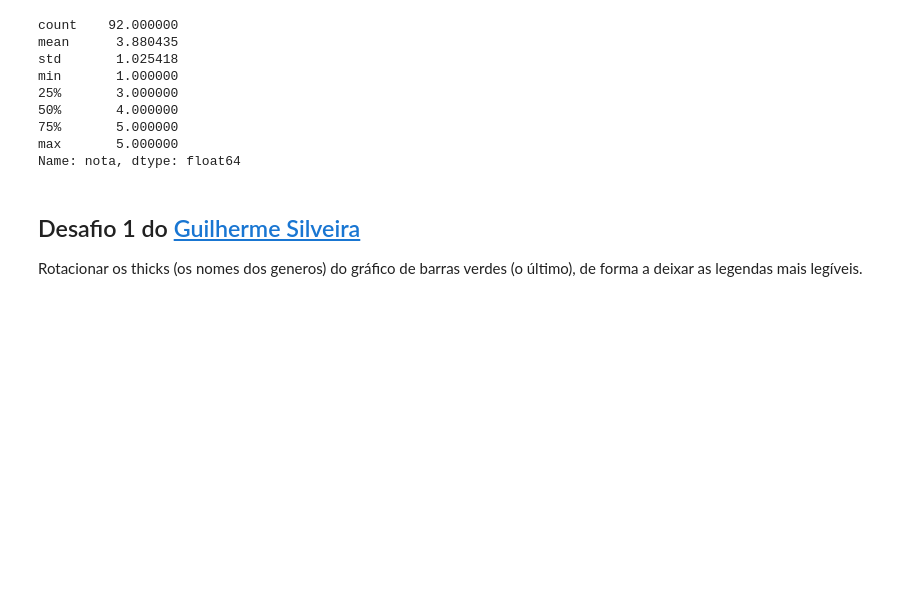
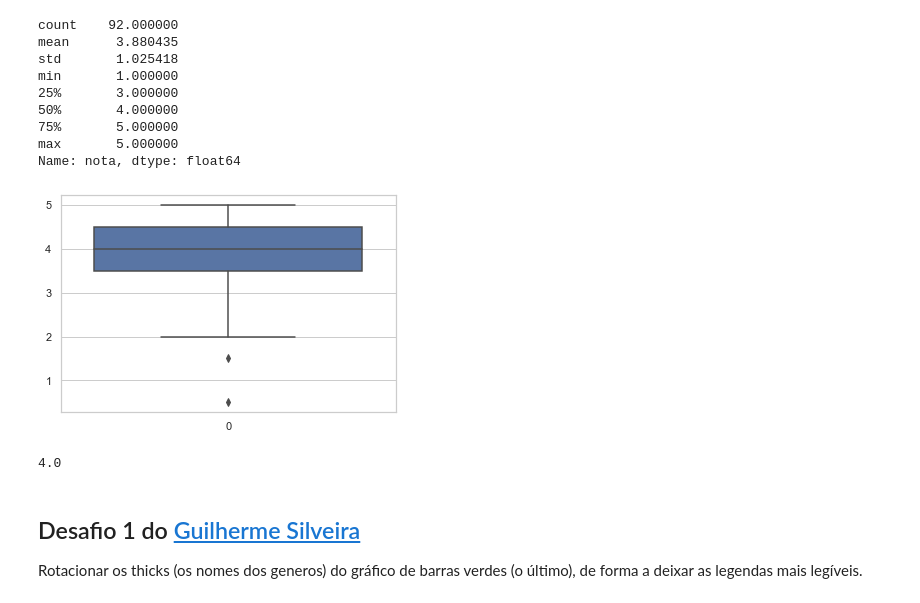
Before and after one commit to guilhermebap/Data-science-personal-study, a Jupyter notebook: QuarentenaDeDados/aula02.ipynb, the cells around one changed output. Saved outputs shown, nothing was run; the diff lists cells and outputs as text; code cells hidden in the pictures; blank space fills up the shorter version.

```diff
--- a/QuarentenaDeDados/aula02.ipynb
+++ b/QuarentenaDeDados/aula02.ipynb
@@ -73,3 +85,13 @@ Name: nota, dtype: float64
+# %%
+notas_do_filme = avaliacoes[avaliacoes['filmeId'] == 1]['nota']
+sns.boxplot(data=notas_do_filme)
+plt.show()
+# %% [output]
+[figure, added]
+# %%
+avaliacoes[avaliacoes['filmeId'] == 480]['nota'].quantile(0.75)
+# %% [output]
+4.0
 # %% [markdown]
 ## Desafio 1 do [Guilherme Silveira](https://twitter.com/guilhermecaelum)
 
```
Also changed, not shown: parts of 10 cells of this notebook.
